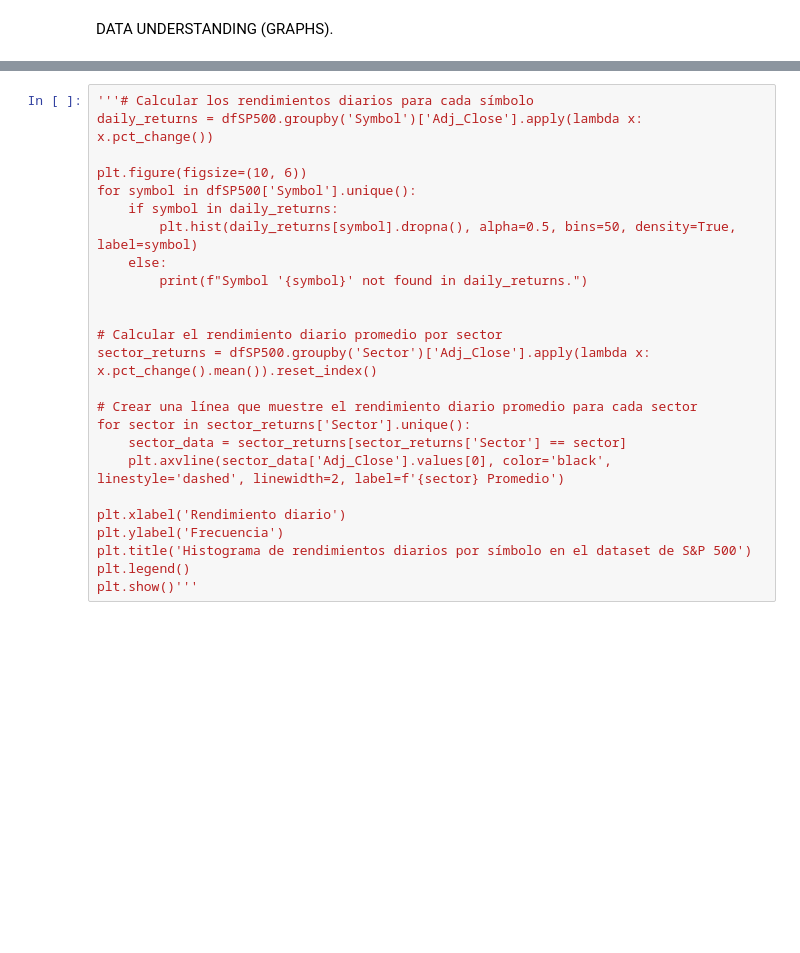
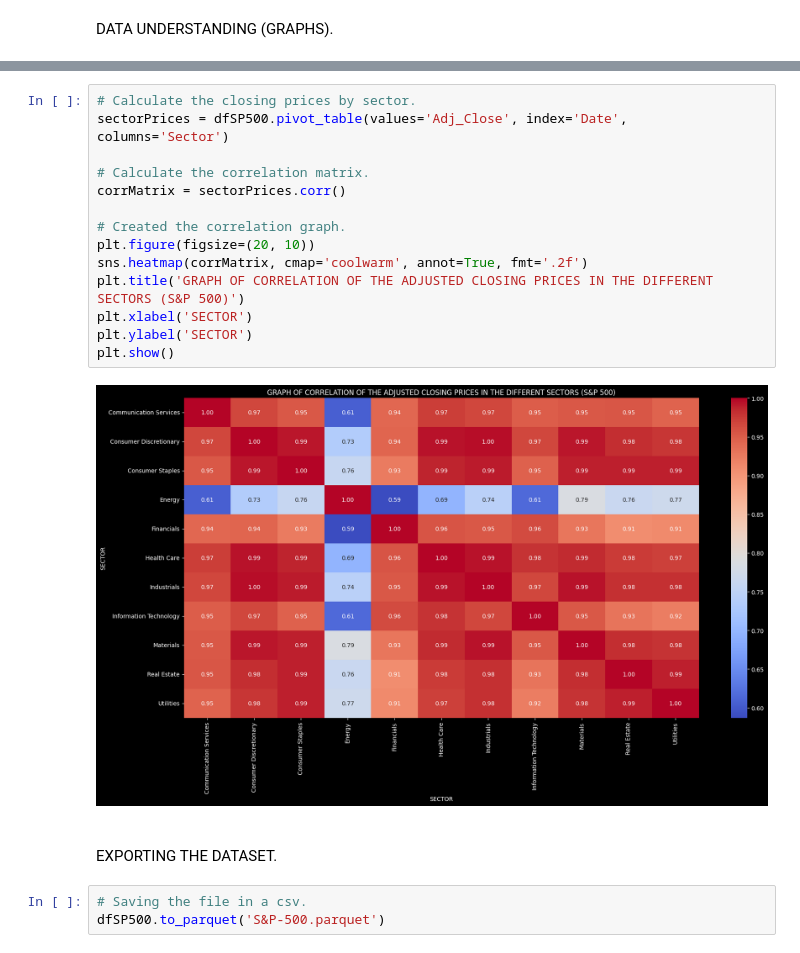
Before and after one commit to emilianod98/ProjectDataAnalytic, a Jupyter notebook: EDA.ipynb, the cells around one changed output, grey strips where cells are left out. Saved outputs shown, nothing was run; the diff lists cells and outputs as text; blank space fills up the shorter version.

Commit message:
Finish EDA, and export the dataset

```diff
--- a/EDA.ipynb
+++ b/EDA.ipynb
@@ -327,25 +328,50 @@ plt.show()
-# %%
-'''# Calcular los rendimientos diarios para cada símbolo
-daily_returns = dfSP500.groupby('Symbol')['Adj_Close'].apply(lambda x: x.pct_change())
-
-plt.figure(figsize=(10, 6))
-for symbol in dfSP500['Symbol'].unique():
-    if symbol in daily_returns:
-        plt.hist(daily_returns[symbol].dropna(), alpha=0.5, bins=50, density=True, label=symbol)
-    else:
-        print(f"Symbol '{symbol}' not found in daily_returns.")
-
-
-# Calcular el rendimiento diario promedio por sector
-sector_returns = dfSP500.groupby('Sector')['Adj_Close'].apply(lambda x: x.pct_change().mean()).reset_index()
-
-# Crear una línea que muestre el rendimiento diario promedio para cada sector
-for sector in sector_returns['Sector'].unique():
-    sector_data = sector_returns[sector_returns['Sector'] == sector]
-    plt.axvline(sector_data['Adj_Close'].values[0], color='black', linestyle='dashed', linewidth=2, label=f'{sector} Promedio')
-
-plt.xlabel('Rendimiento diario')
-plt.ylabel('Frecuencia')
-plt.title('Histograma de rendimientos diarios por símbolo en el dataset de S&P 500')
-plt.legend()
-plt.show()'''
+# %%
+# Calculate the closing prices by sector.
+sectorPrices = dfSP500.pivot_table(values='Adj_Close', index='Date', columns='Sector')
+
+# Calculate the correlation matrix.
+corrMatrix = sectorPrices.corr()
+
+# Created the correlation graph.
+plt.figure(figsize=(20, 10))
+sns.heatmap(corrMatrix, cmap='coolwarm', annot=True, fmt='.2f')
+plt.title('GRAPH OF CORRELATION OF THE ADJUSTED CLOSING PRICES IN THE DIFFERENT SECTORS (S&P 500)')
+plt.xlabel('SECTOR')
+plt.ylabel('SECTOR')
+plt.show()
+# %% [output]
+[figure, added]
+# %% [markdown]
+<style>
+.linea {
+  border-top: 2px solid #f48c06;
+  height: 5px;
+  max-width: 1200px;
+  text-align:center;
+  justify-content: center;
+  padding: 0;
+  margin: 0;
+}
+</style>
+
+<div class="linea"></div>
+# %% [markdown]
+<style>
+.brown {
+    color: #f48c06;
+    font-weight:700;
+    font-size: 20px;
+    text-align:botton;
+    justify-content: center;
+    padding: 0;
+    margin: 0;
+}
+</style>
+
+</style>
+<p class="brown">
+    EXPORTING THE DATASET.
+</p>
+# %%
+# Saving the file in a csv.
+dfSP500.to_parquet('S&P-500.parquet')
```
Also changed, not shown: parts of 6 cells of this notebook, 1 other file.
